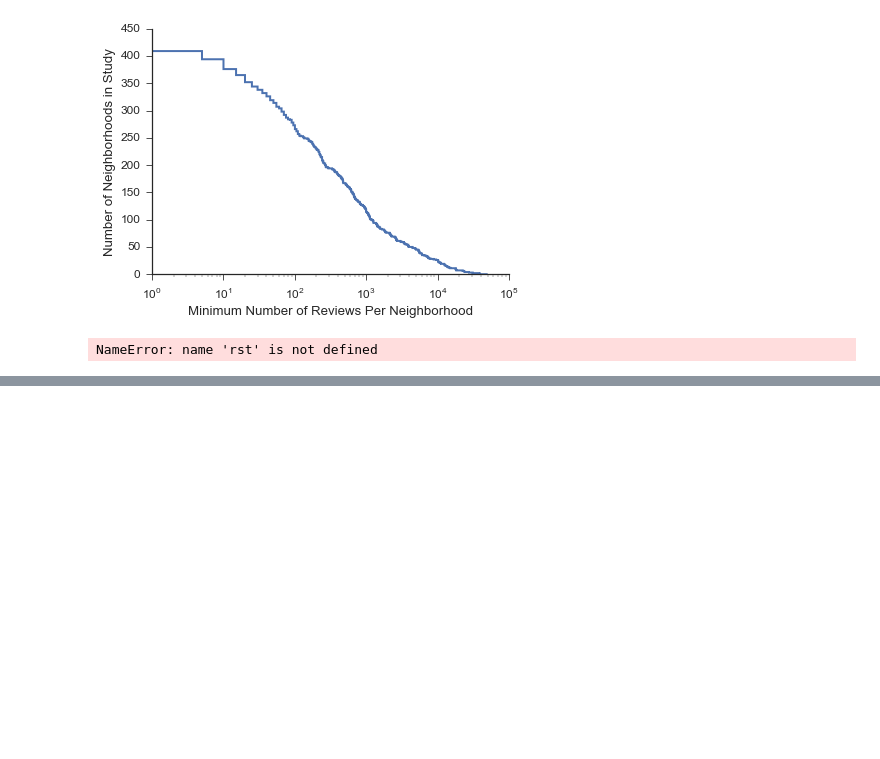
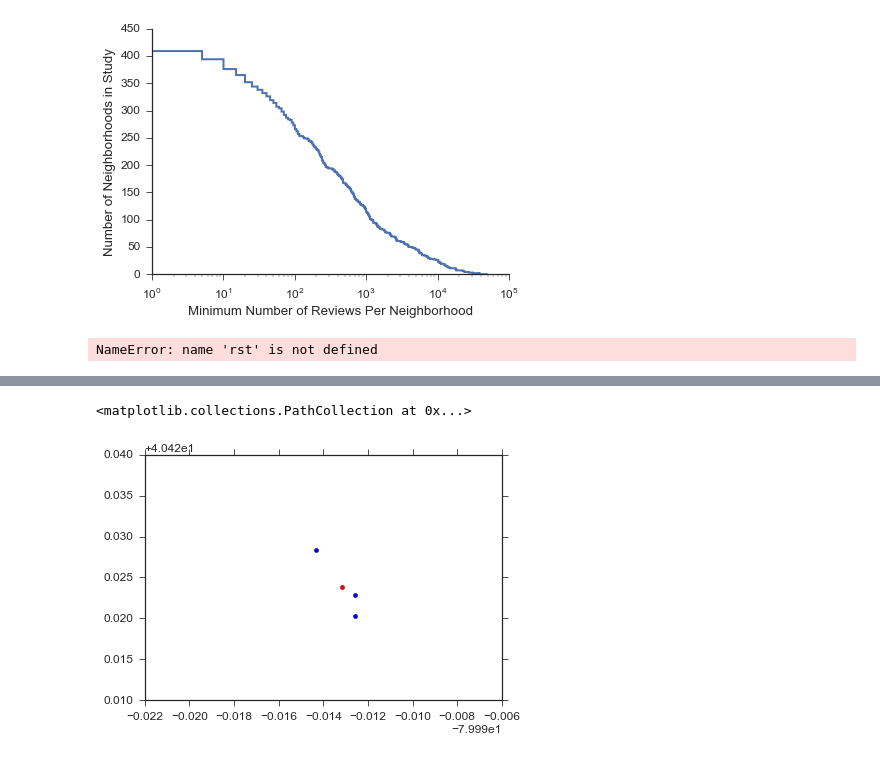
Before and after one commit to zihaoxu/jac_project, a Jupyter notebook: yelp_dataset.ipynb, the cells around one changed output, grey strips where cells are left out. Drawn from its saved outputs; the diff is of its cells as text; code cells hidden in the pictures; blank space fills up the shorter version.

```diff
--- a/yelp_dataset.ipynb
+++ b/yelp_dataset.ipynb
@@ -354,0 +371,10 @@ rst
+# %%
+k = 3000
+urst = rst[(rst['user_id'] == rst['user_id'][k])]
+kmeans = sklearn.cluster.KMeans(n_clusters = 1)
+kmeans.fit(urst[['longitude','latitude']].as_matrix())
+plt.scatter(urst['longitude'], urst['latitude'])
+plt.scatter(kmeans.cluster_centers_[0][0],kmeans.cluster_centers_[0][1],s = 20, c = 'r')
+# %% [output]
+<matplotlib.collections.PathCollection at 0x...>
+[figure, added]
```
Also changed, not shown: parts of 6 cells of this notebook, 3 other files.
